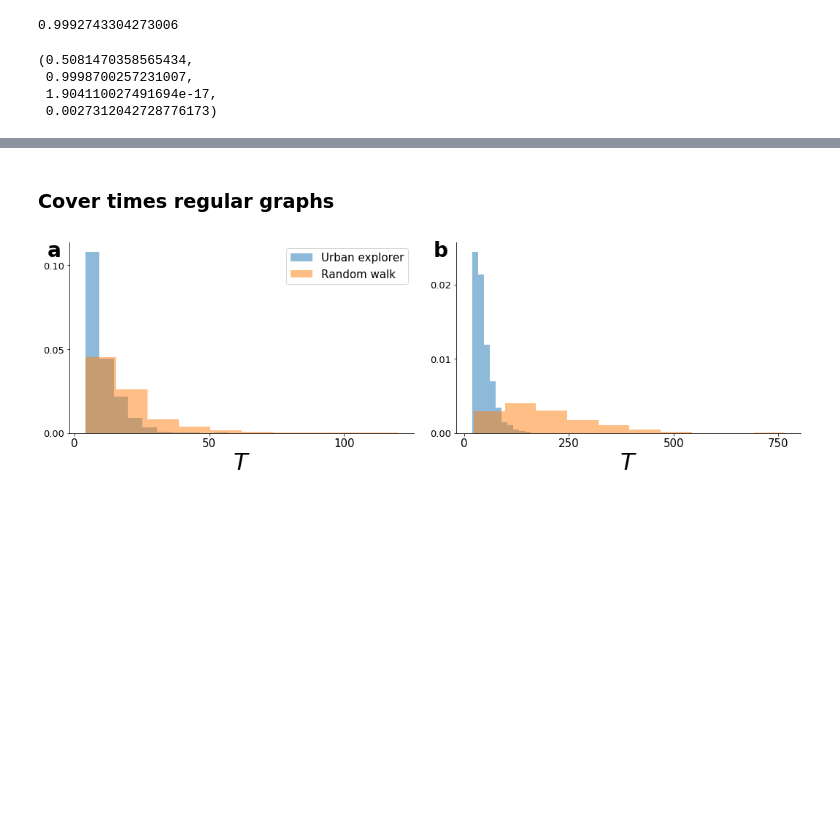
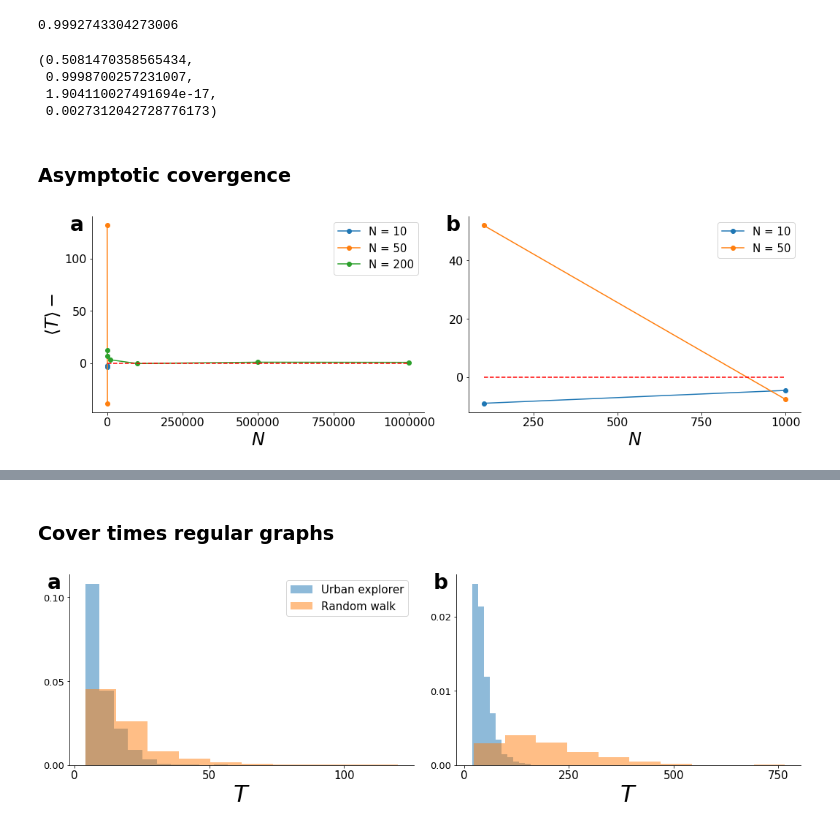
Before and after one commit to Khev/the_taxi_drive, a Jupyter notebook: make_figure.ipynb, the cells around one changed output, grey strips where cells are left out. Saved outputs shown, nothing was run; the diff lists cells and outputs as text; code cells hidden in the pictures; blank space fills up the shorter version.

```diff
--- a/make_figure.ipynb
+++ b/make_figure.ipynb
@@ -210,3 +266,69 @@ slope, r_value, p_value, std_err
  0.9998700257231007,
  1.904110027491694e-17,
  0.0027312042728776173)
+# %% [markdown]
+### Asymptotic covergence
+# %%
+tick_size = 16
+tick_sizey = 16
+axis_size = 24
+x_max = 100
+label_size = 28
+label_y_position = 1.01
+ymax = 1.05
+legend_size = 15
+x_inset,y_inset = 0.9,0.9
+num_trials = 100;
+mbar = 1
+
+
+
+#Path graph
+fig = plt.figure(figsize=(15,5))
+ax1 = plt.subplot(121)
+Ns = [10,50,200]
+for N in Ns:
+    delta = np.loadtxt('data/converge_delta_ring_graph_N_' + str(N) + '.txt')
+    Ns1 = np.loadtxt('data/converge_num_trials_ring_graph_N_' + str(N) + '.txt')
+    plt.plot(Ns1,delta,'o-')
+plt.plot(Ns1, [0 for i in Ns1], 'r--')
+plt.rc('font', size=18)
+plt.xticks(fontsize=tick_size)
+plt.yticks(fontsize=tick_size)
+plt.xlabel('$N$', fontsize=axis_size)
+plt.ylabel('$ \\langle T \\rangle - \frac{5}{2} N $', fontsize=axis_size)
+ax1.spines["top"].set_visible(False)
+ax1.spines["right"].set_visible(False)
+ax1.text(-0.025, label_y_position, 'a', transform=ax1.transAxes,
+      fontsize=label_size, fontweight='bold', va='top', ha='right')
+legend = ax1.legend(['N = ' + str(n) for n in Ns],prop={'size': legend_size},
+                    fancybox=True)
+plt.locator_params(nbins=5)
+plt.tight_layout()
+
+
+#Ring graph
+ax2 = plt.subplot(122)
+Ns = [10,50]
+for N in Ns:
+    delta = np.loadtxt('data/converge_delta_path_graph_N_' + str(N) + '.txt')
+    Ns1 = np.loadtxt('data/converge_num_trials_path_graph_N_' + str(N) + '.txt')
+    plt.plot(Ns1,delta,'o-')
+plt.plot(Ns1, [0 for i in Ns1], 'r--')
+plt.xlabel('$N$', fontsize=axis_size)
+plt.rc('font', size=18)
+plt.xticks(fontsize=tick_size)
+plt.yticks(fontsize=tick_size)
+ax2.spines["top"].set_visible(False)
+ax2.spines["right"].set_visible(False)
+ax2.text(-0.025, label_y_position, 'b', transform=ax2.transAxes,
+      fontsize=label_size, fontweight='bold', va='top', ha='right')
+legend = ax2.legend(['N = ' + str(n) for n in Ns],prop={'size': legend_size},
+                    fancybox=True)
+plt.locator_params(nbins=4)
+plt.tight_layout()
+
+
+#plt.savefig('figures/cover_times_ring_path_graph_convergence.png')
+# %% [output]
+[figure, added]
```
Also changed, not shown: parts of 6 cells of this notebook, 24 other files.
